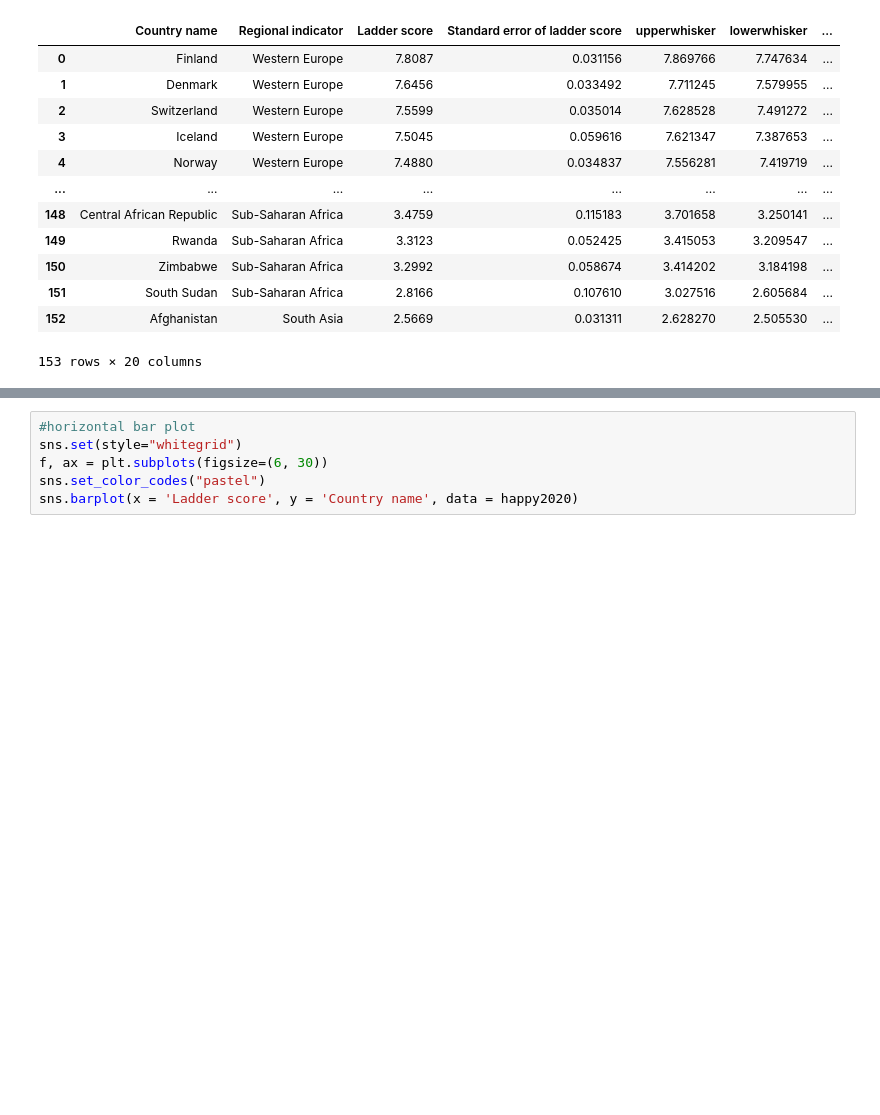
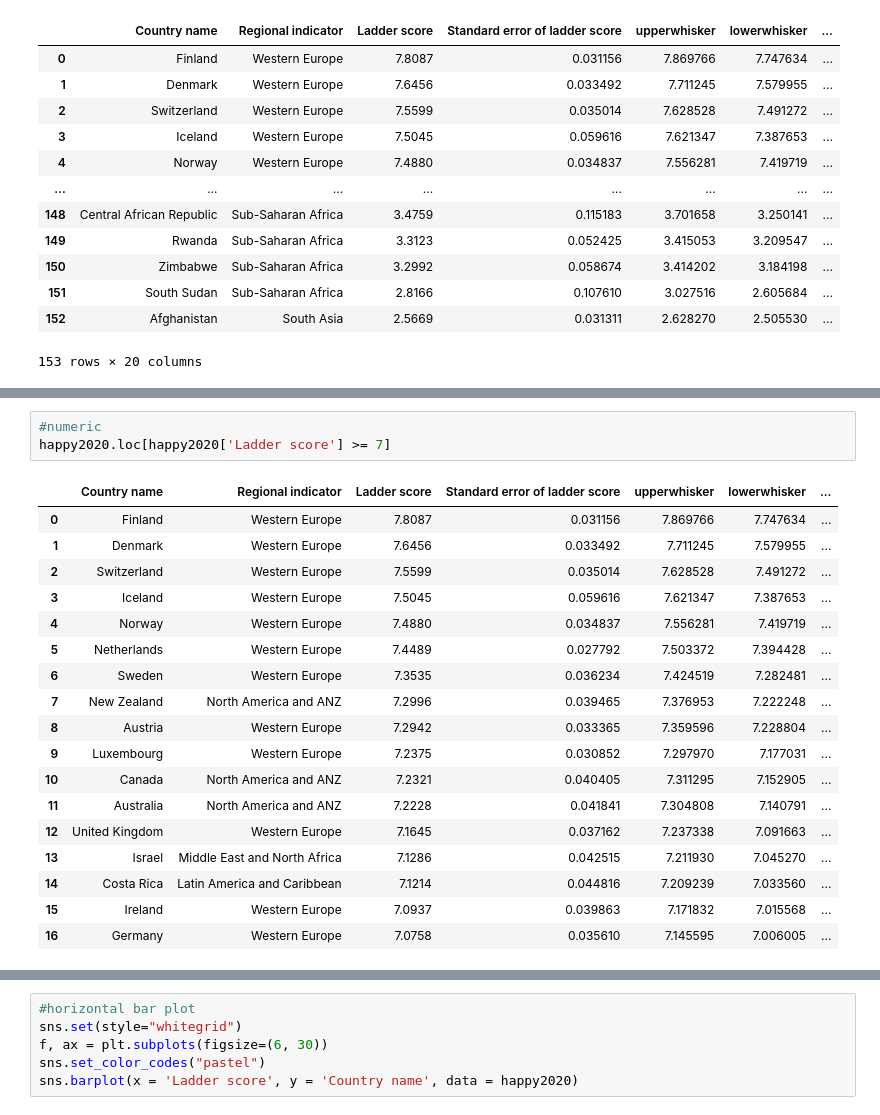
Before and after one commit to Athena112233/IntroductionToDataScience, a Jupyter notebook: DataScience1.ipynb, the cells around one changed output, grey strips where cells are left out. Cells and saved outputs as stored; diff of their text form; blank space fills up the shorter version.

```diff
--- a/DataScience1.ipynb
+++ b/DataScience1.ipynb
@@ -36,0 +123,22 @@ happy2020
+# %%
+#numeric
+happy2020.loc[happy2020['Ladder score'] >= 7]
+# %% [output]
+|  | Country name | Regional indicator | Ladder score | Standard error of ladder score | upperwhisker | lowerwhisker | ... |
+| 0 | Finland | Western Europe | 7.8087 | 0.031156 | 7.869766 | 7.747634 | ... |
+| 1 | Denmark | Western Europe | 7.6456 | 0.033492 | 7.711245 | 7.579955 | ... |
+| 2 | Switzerland | Western Europe | 7.5599 | 0.035014 | 7.628528 | 7.491272 | ... |
+| 3 | Iceland | Western Europe | 7.5045 | 0.059616 | 7.621347 | 7.387653 | ... |
+| 4 | Norway | Western Europe | 7.4880 | 0.034837 | 7.556281 | 7.419719 | ... |
+| 5 | Netherlands | Western Europe | 7.4489 | 0.027792 | 7.503372 | 7.394428 | ... |
+| 6 | Sweden | Western Europe | 7.3535 | 0.036234 | 7.424519 | 7.282481 | ... |
+| 7 | New Zealand | North America and ANZ | 7.2996 | 0.039465 | 7.376953 | 7.222248 | ... |
+| 8 | Austria | Western Europe | 7.2942 | 0.033365 | 7.359596 | 7.228804 | ... |
+| 9 | Luxembourg | Western Europe | 7.2375 | 0.030852 | 7.297970 | 7.177031 | ... |
+| 10 | Canada | North America and ANZ | 7.2321 | 0.040405 | 7.311295 | 7.152905 | ... |
+| 11 | Australia | North America and ANZ | 7.2228 | 0.041841 | 7.304808 | 7.140791 | ... |
+| 12 | United Kingdom | Western Europe | 7.1645 | 0.037162 | 7.237338 | 7.091663 | ... |
+| 13 | Israel | Middle East and North Africa | 7.1286 | 0.042515 | 7.211930 | 7.045270 | ... |
+| 14 | Costa Rica | Latin America and Caribbean | 7.1214 | 0.044816 | 7.209239 | 7.033560 | ... |
+| 15 | Ireland | Western Europe | 7.0937 | 0.039863 | 7.171832 | 7.015568 | ... |
+| 16 | Germany | Western Europe | 7.0758 | 0.035610 | 7.145595 | 7.006005 | ... |
```
Also changed, not shown: parts of 17 cells of this notebook, 5 other files.
